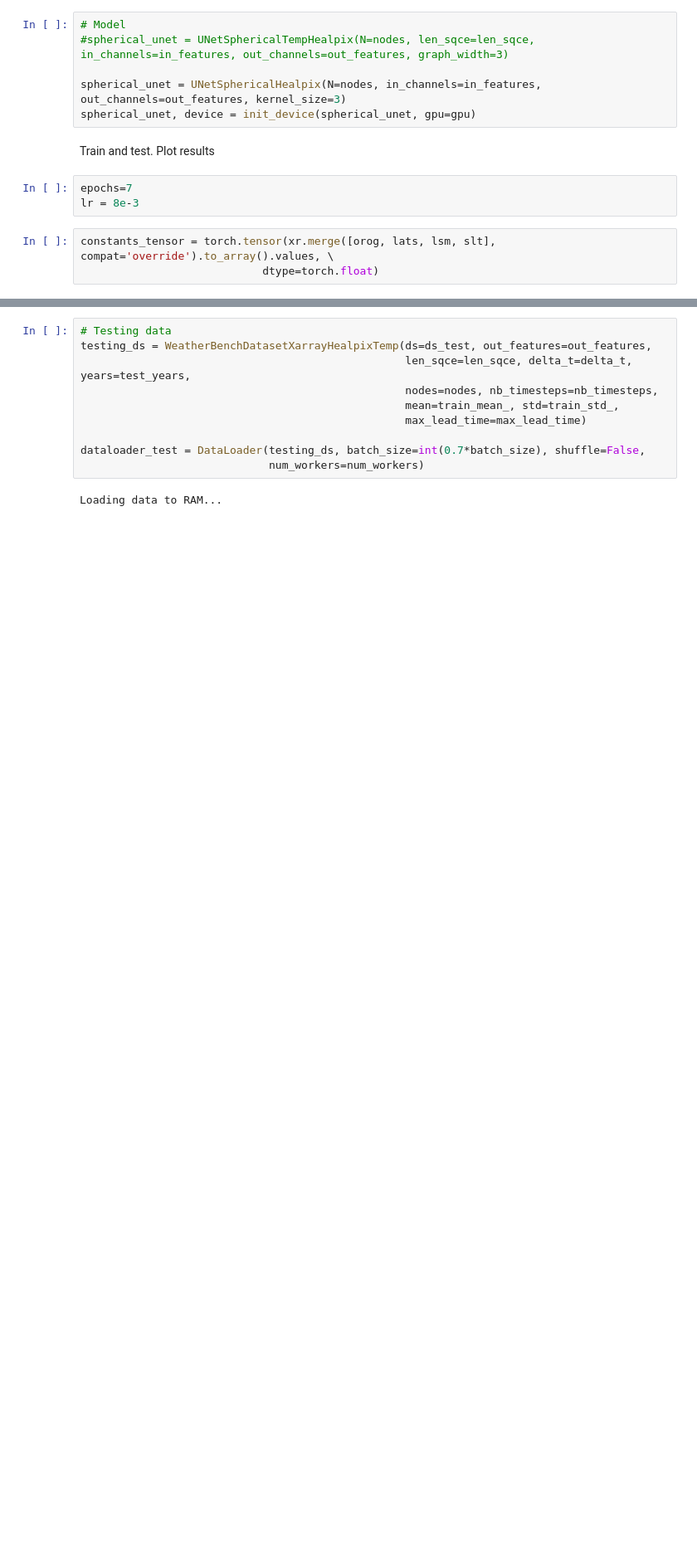
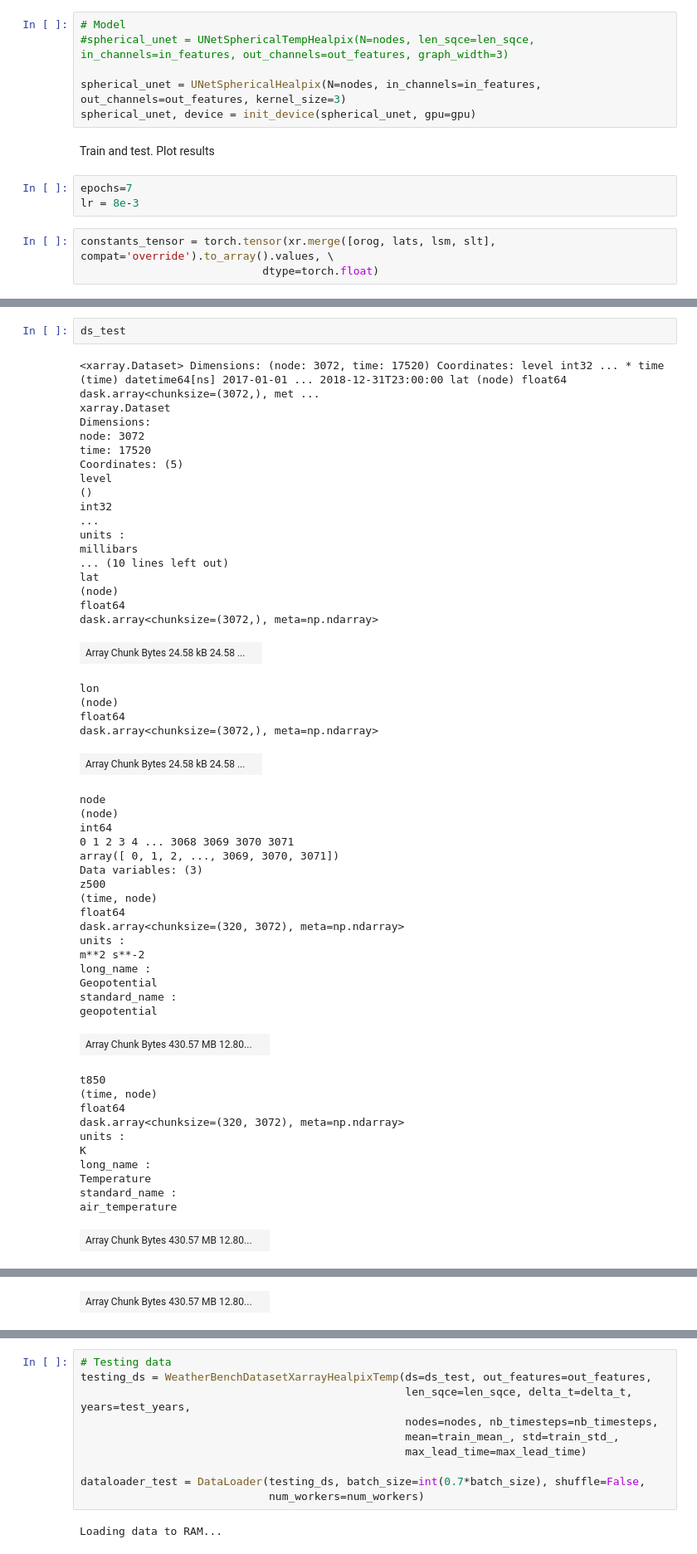
Before and after one commit to deepsphere/deepsphere-weather, a Jupyter notebook: notebooks/train_last_model.ipynb, the cells around one changed output, grey strips where cells are left out. Shown at 83% size. Saved outputs shown, nothing was run; the diff lists cells and outputs as text; blank space fills up the shorter version.

```diff
--- a/notebooks/train_last_model.ipynb
+++ b/notebooks/train_last_model.ipynb
@@ -600,0 +421,54 @@ torch.cuda.empty_cache()
+# %%
+ds_test
+# %% [output]
+<xarray.Dataset> Dimensions: (node: 3072, time: 17520) Coordinates: level int32 ... * time (time) datetime64[ns] 2017-01-01 ... 2018-12-31T23:00:00 lat (node) float64 dask.array<chunksize=(3072,), met ...
+xarray.Dataset
+Dimensions:
+node: 3072
+time: 17520
+Coordinates: (5)
+level
+()
+int32
+...
+units :
+millibars
+... (10 lines left out)
+lat
+(node)
+float64
+dask.array<chunksize=(3072,), meta=np.ndarray>
+| Array Chunk Bytes 24.58 kB 24.58 ... |  |
+lon
+(node)
+float64
+dask.array<chunksize=(3072,), meta=np.ndarray>
+| Array Chunk Bytes 24.58 kB 24.58 ... |  |
+node
+(node)
+int64
+0 1 2 3 4 ... 3068 3069 3070 3071
+array([ 0, 1, 2, ..., 3069, 3070, 3071])
+Data variables: (3)
+z500
+(time, node)
+float64
+dask.array<chunksize=(320, 3072), meta=np.ndarray>
+units :
+m**2 s**-2
+long_name :
+Geopotential
+standard_name :
+geopotential
+| Array Chunk Bytes 430.57 MB 12.80... |  |
+t850
+(time, node)
+float64
+dask.array<chunksize=(320, 3072), meta=np.ndarray>
+units :
+K
+long_name :
+Temperature
+standard_name :
+air_temperature
+| Array Chunk Bytes 430.57 MB 12.80... |  |
@@ -600,0 +483 @@ torch.cuda.empty_cache()
+| Array Chunk Bytes 430.57 MB 12.80... |  |
```
Also changed, not shown: parts of 21 cells of this notebook.
